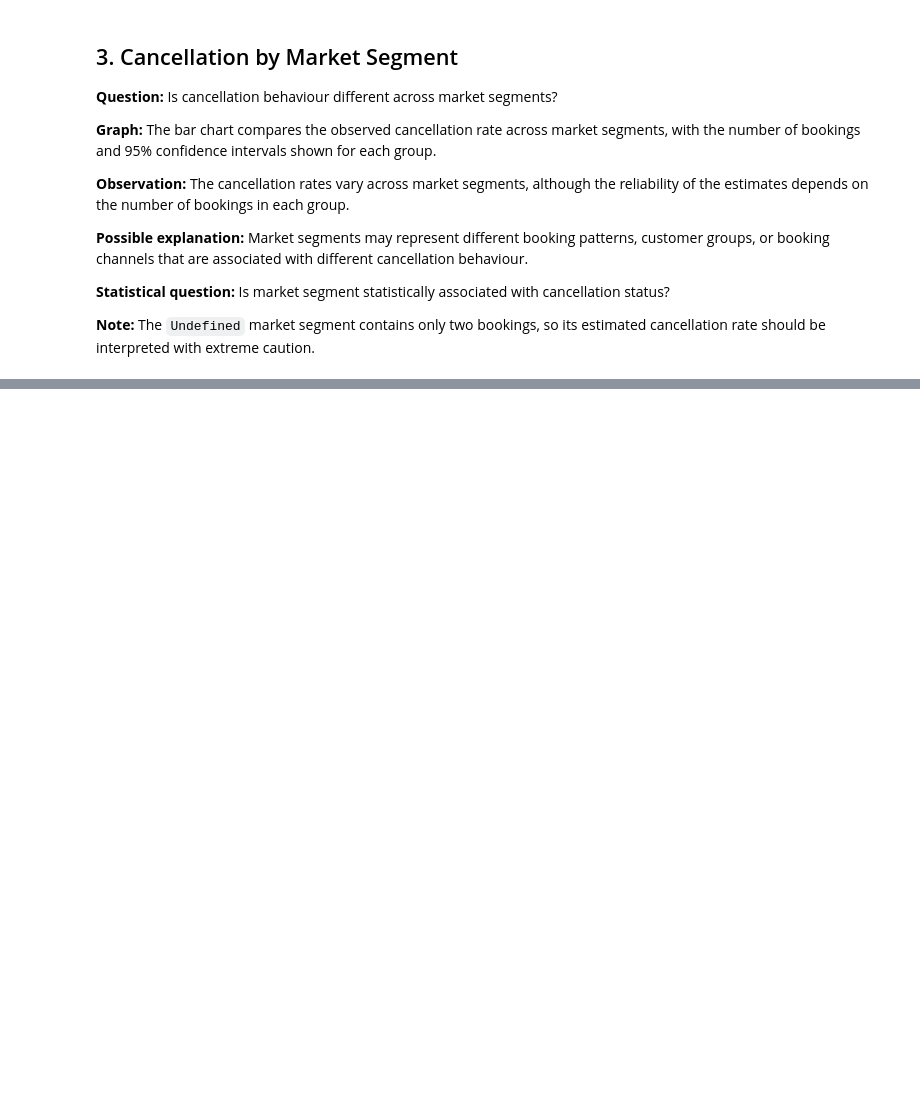
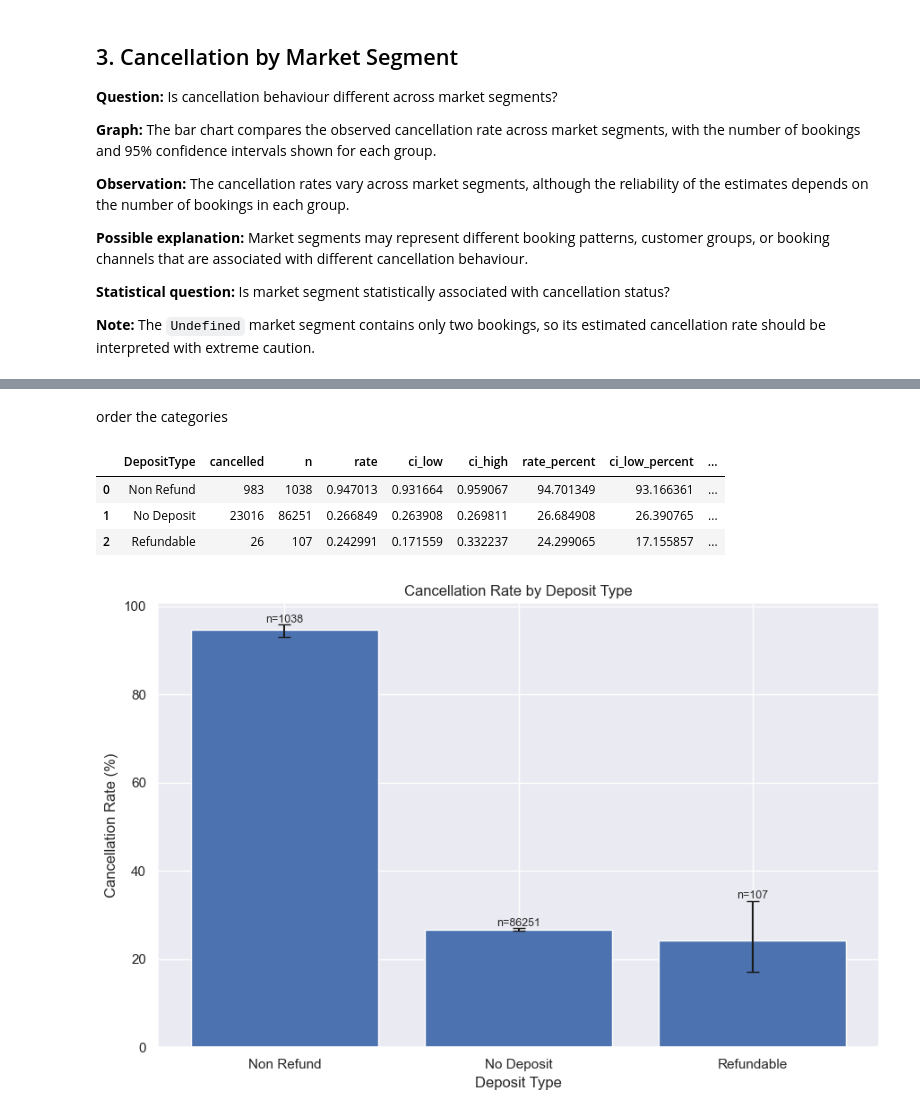
Before and after one commit to JahnaviSatish/BookingLens-Hotel-Booking-Behaviour, a Jupyter notebook: notebooks/02_eda_probability_new.ipynb, the cells around one changed output, grey strips where cells are left out. Saved outputs shown, nothing was run; the diff lists cells and outputs as text; code cells hidden in the pictures; blank space fills up the shorter version.

```diff
--- a/notebooks/02_eda_probability_new.ipynb
+++ b/notebooks/02_eda_probability_new.ipynb
@@ -518,0 +640,7 @@ plt.close()
+# %%
+deposit_summary = cancellation_rate_summary(
+    df,
+    "DepositType"
+)
+
+deposit_summary
@@ -518,0 +652,69 @@ plt.close()
+# %% [markdown]
+order the categories
+# %%
+deposit_summary = (
+    deposit_summary
+    .sort_values("rate_percent", ascending=False)
+    .reset_index(drop=True)
+)
+
+deposit_summary
+# %% [output]
+|  | DepositType | cancelled | n | rate | ci_low | ci_high | rate_percent | ci_low_percent | ... |
+| 0 | Non Refund | 983 | 1038 | 0.947013 | 0.931664 | 0.959067 | 94.701349 | 93.166361 | ... |
+| 1 | No Deposit | 23016 | 86251 | 0.266849 | 0.263908 | 0.269811 | 26.684908 | 26.390765 | ... |
+| 2 | Refundable | 26 | 107 | 0.242991 | 0.171559 | 0.332237 | 24.299065 | 17.155857 | ... |
+# %%
+plt.figure(figsize=(9, 6))
+
+x = np.arange(len(deposit_summary))
+
+rates = deposit_summary["rate_percent"].values
+
+lower_error = (
+    deposit_summary["rate_percent"]
+    - deposit_summary["ci_low_percent"]
+).values
+
+upper_error = (
+    deposit_summary["ci_high_percent"]
+    - deposit_summary["rate_percent"]
+).values
+
+plt.bar(
+    x,
+    rates,
+    yerr=[lower_error, upper_error],
+    capsize=5
+)
+
+plt.xticks(
+    x,
+    deposit_summary["DepositType"]
+)
+
+plt.ylabel("Cancellation Rate (%)")
+plt.xlabel("Deposit Type")
+plt.title("Cancellation Rate by Deposit Type")
+
+for i, row in deposit_summary.iterrows():
+    plt.text(
+        i,
+        row["rate_percent"] + upper_error[i] + 0.5,
+        f"n={row['n']}",
+        ha="center",
+        fontsize=9
+    )
+
+plt.tight_layout()
+
+plt.savefig(
+    "../outputs/figures/p2_cancellation_rate_by_deposit_type.png",
+    dpi=300,
+    bbox_inches="tight"
+)
+
+plt.show()
+plt.close()
+# %% [output]
+[figure, added]
```
Also changed, not shown: parts of 151 cells of this notebook, 17 other files.
